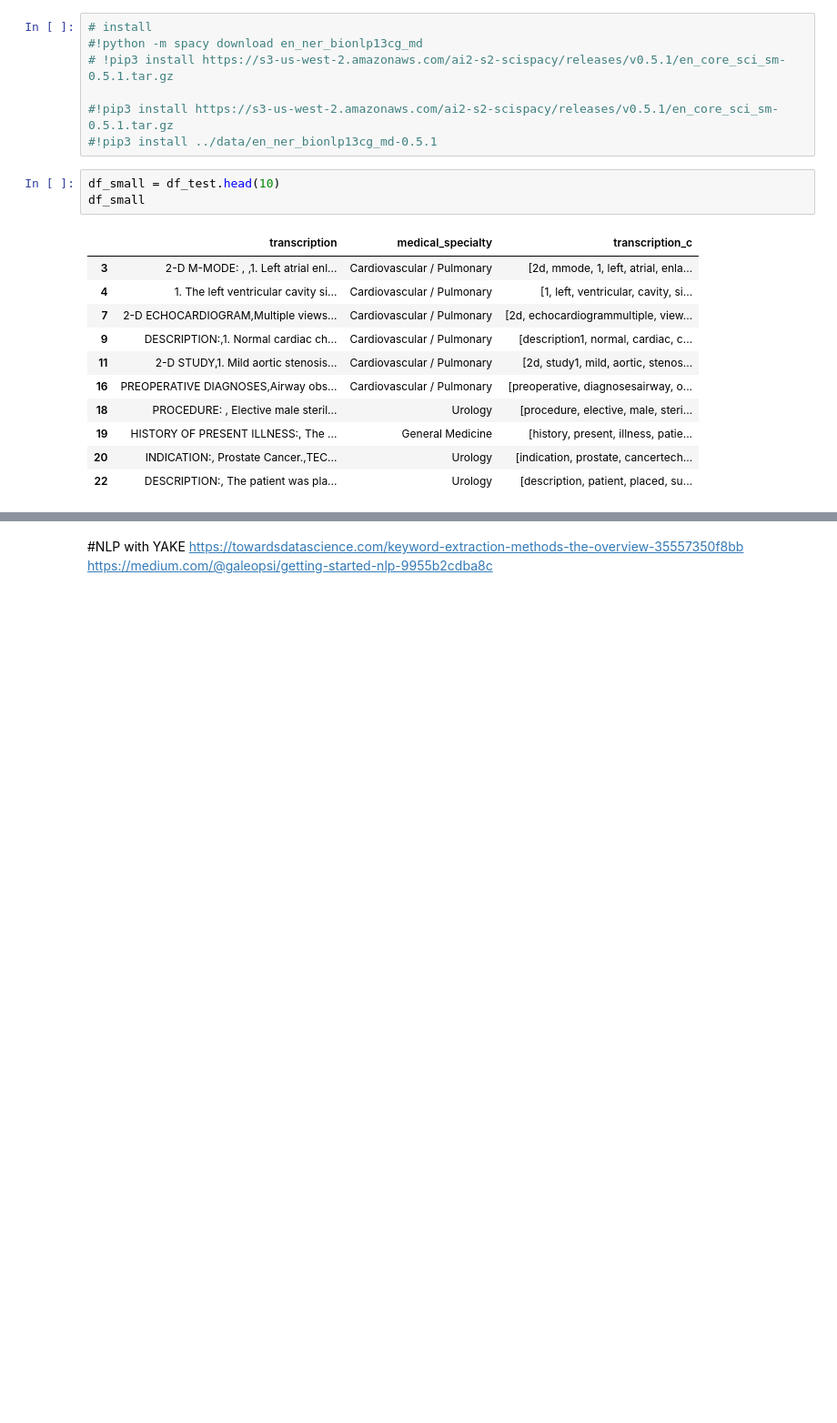
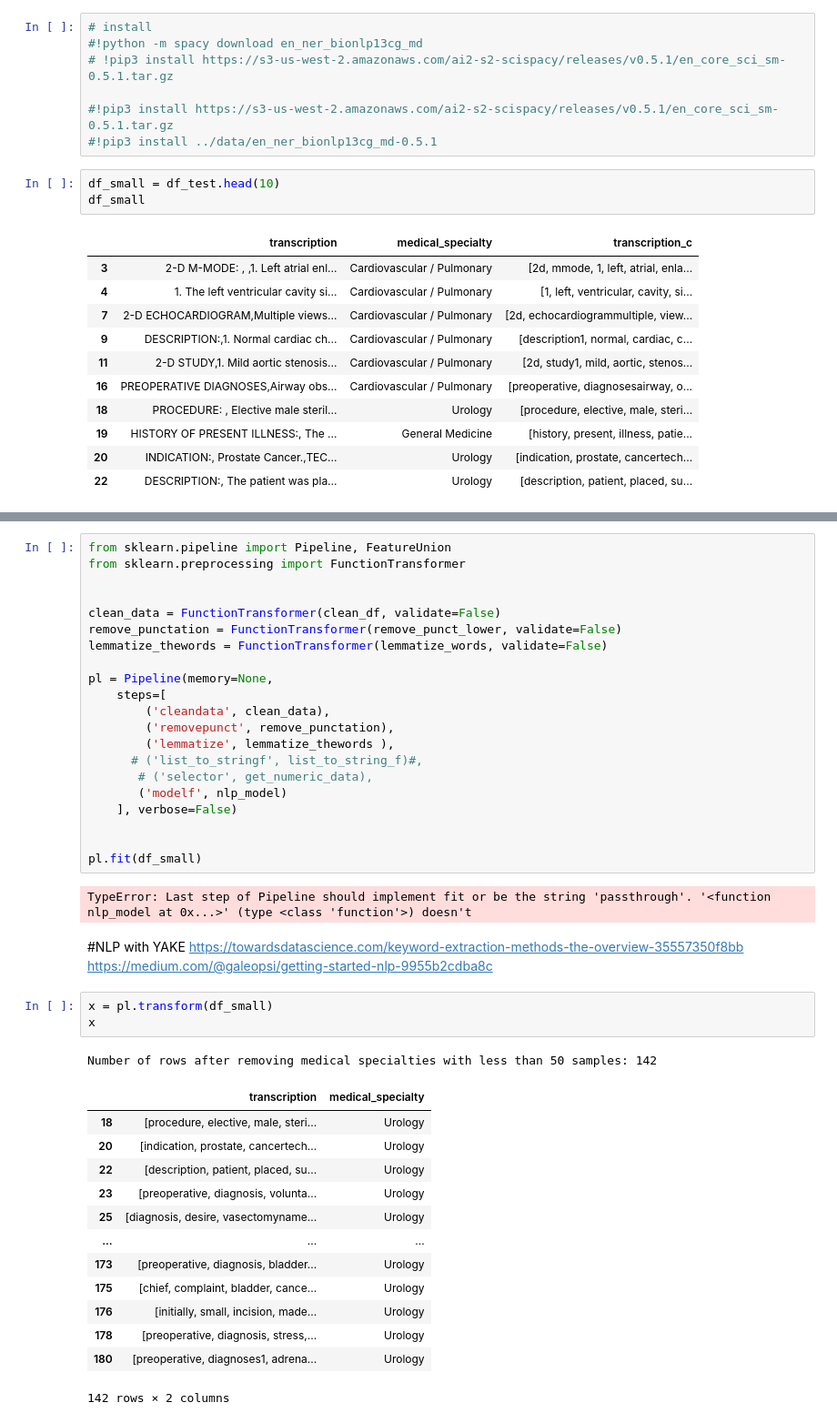
Before and after one commit to Tara-Sophia/NLP_Masterthesis, a Jupyter notebook: src/mtsamples_data.ipynb, the cells around one changed output, grey strips where cells are left out. Shown at 91% size. Drawn from its saved outputs; the diff is of its cells as text; blank space fills up the shorter version.

Commit message:
pipeline

```diff
--- a/src/mtsamples_data.ipynb
+++ b/src/mtsamples_data.ipynb
@@ -152,4 +212,45 @@ See the caveats in the documentation: https://pandas.pydata.org/pandas-docs/stab
+# %%
+from sklearn.pipeline import Pipeline, FeatureUnion
+from sklearn.preprocessing import FunctionTransformer
+
+
+clean_data = FunctionTransformer(clean_df, validate=False)
+remove_punctation = FunctionTransformer(remove_punct_lower, validate=False)
+lemmatize_thewords = FunctionTransformer(lemmatize_words, validate=False)
+
+pl = Pipeline(memory=None,
+    steps=[
+        ('cleandata', clean_data),
+        ('removepunct', remove_punctation),
+        ('lemmatize', lemmatize_thewords ),
+      # ('list_to_stringf', list_to_string_f)#,
+       # ('selector', get_numeric_data),
+       ('modelf', nlp_model)
+    ], verbose=False)
+
+
+pl.fit(df_small)
+# %% [output]
+TypeError: Last step of Pipeline should implement fit or be the string 'passthrough'. '<function nlp_model at 0x...>' (type <class 'function'>) doesn't
 # %% [markdown]
 #NLP with YAKE
 https://towardsdatascience.com/keyword-extraction-methods-the-overview-35557350f8bb
 https://medium.com/@galeopsi/getting-started-nlp-9955b2cdba8c
+# %%
+x = pl.transform(df_small)
+x
+# %% [output]
+Number of rows after removing medical specialties with less than 50 samples: 142
+|  | transcription | medical_specialty |
+| 18 | [procedure, elective, male, steri... | Urology |
+| 20 | [indication, prostate, cancertech... | Urology |
+| 22 | [description, patient, placed, su... | Urology |
+| 23 | [preoperative, diagnosis, volunta... | Urology |
+| 25 | [diagnosis, desire, vasectomyname... | Urology |
+| ... | ... | ... |
+| 173 | [preoperative, diagnosis, bladder... | Urology |
+| 175 | [chief, complaint, bladder, cance... | Urology |
+| 176 | [initially, small, incision, made... | Urology |
+| 178 | [preoperative, diagnosis, stress,... | Urology |
+| 180 | [preoperative, diagnoses1, adrena... | Urology |
+142 rows × 2 columns
```
Also changed, not shown: parts of 3 cells of this notebook, 1 other file.
